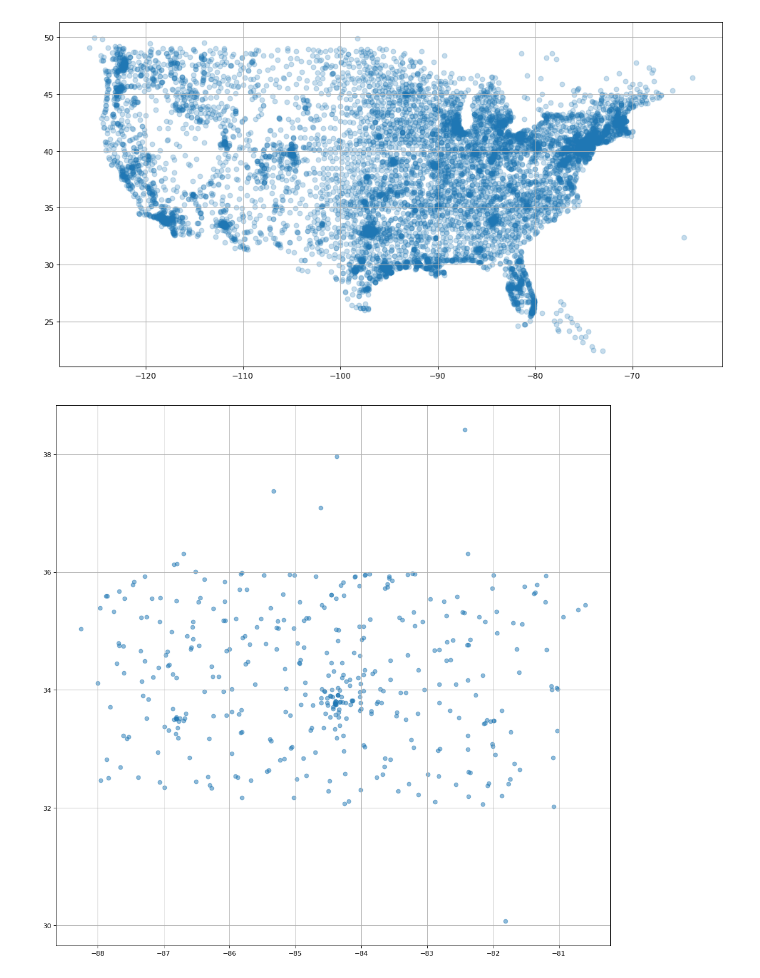
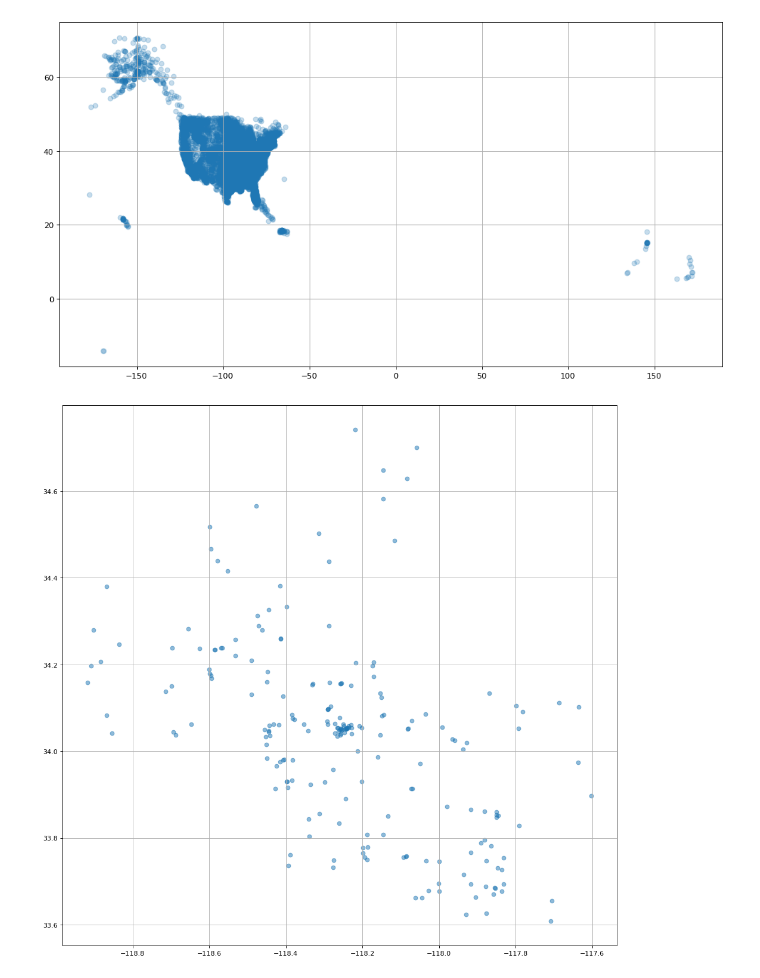
Before and after one commit to guanch1984/evtol-planning, a Jupyter notebook: clean_vertiport_data.ipynb, the cells around one changed output. Saved outputs shown, nothing was run; the diff lists cells and outputs as text; code cells hidden in the pictures.

```diff
--- a/clean_vertiport_data.ipynb
+++ b/clean_vertiport_data.ipynb
@@ -12,23 +12,19 @@ df_airport = pd.read_csv('data/us-general-aviation-airports.csv')
 del df_airport['County_s_State_Post_Office_Code']
 del df_airport['State_Name']
 df_vertiport = pd.concat([df_heliport, df_airport])
-mask = (df_vertiport['SHAPE_X'] <-50) & (df_vertiport['SHAPE_X'] > -140) & (df_vertiport['SHAPE_Y'] <50) & (df_vertiport['SHAPE_Y'] > 22)
-df_vertiport = df_vertiport[mask]
-df_vertiport_atl = df_vertiport[df_vertiport['Associated_Aeronautical_Chart']=='Atlanta']
+mask = (df_vertiport['SHAPE_X'] <-117.6) & (df_vertiport['SHAPE_X'] > -119) & (df_vertiport['SHAPE_Y'] <34.8) & (df_vertiport['SHAPE_Y'] > 33.6)
+df_vertiport_la = df_vertiport[mask]
 # %%
 fig = plt.figure(figsize=(15, 8), dpi=80)
 ax = fig.add_subplot(111)
 ax.scatter(df_vertiport['SHAPE_X'], df_vertiport['SHAPE_Y'], alpha=0.25)
 plt.grid()
-# ax.set_title('EM-GMM Algorithm log Likelihood Plot')
-# ax.set_xlabel('Iterations')
-# ax.set_ylabel('log Likelihood')
 # %% [output]
-[figure, old version]
+[figure, new version]
 # %%
 fig = plt.figure(figsize=(15, 15), dpi=80)
 ax = fig.add_subplot(111)
-ax.scatter(df_vertiport_atl['SHAPE_X'], df_vertiport_atl['SHAPE_Y'], alpha=0.5)
+ax.scatter(df_vertiport_la['SHAPE_X'], df_vertiport_la['SHAPE_Y'], alpha=0.5)
 plt.grid()
 # %% [output]
-[figure, old version]
+[figure, new version]
```
Also changed, not shown: 1 other file.
